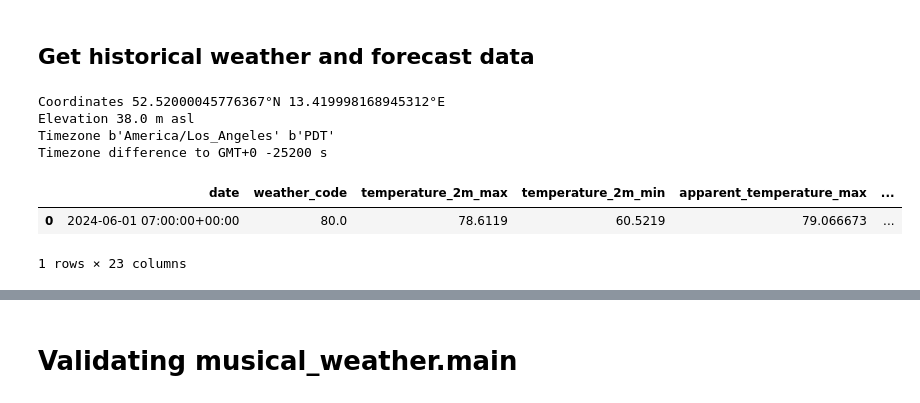
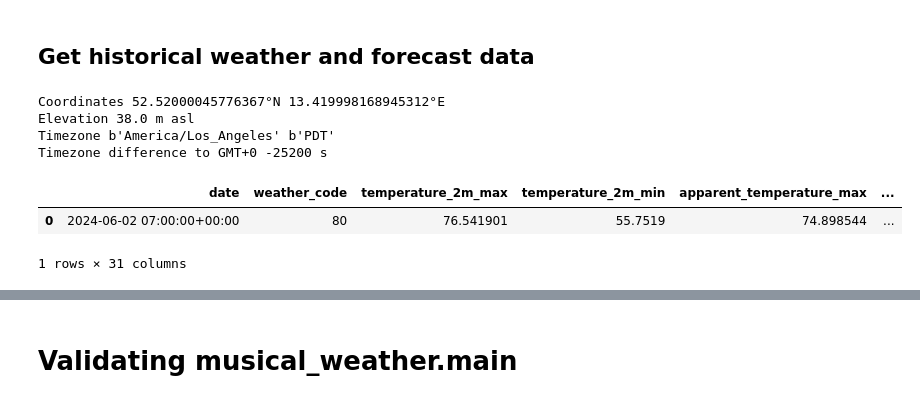
Before and after one commit to mattgraham93/Musical-Weather, a Jupyter notebook: testing.ipynb, the cells around one changed output, grey strips where cells are left out. Drawn from its saved outputs; the diff is of its cells as text; code cells hidden in the pictures.

```diff
--- a/testing.ipynb
+++ b/testing.ipynb
@@ -36,13 +36,13 @@ Weather data stored.
 # %% [markdown]
 ## Get historical weather and forecast data
 # %%
-weather.get_forecast()
+todays_forecast = weather.get_forecast()
 todays_forecast
 # %% [output]
 Coordinates 52.52000045776367°N 13.419998168945312°E
 Elevation 38.0 m asl
 Timezone b'America/Los_Angeles' b'PDT'
 Timezone difference to GMT+0 -25200 s
 |  | date | weather_code | temperature_2m_max | temperature_2m_min | apparent_temperature_max | ... |
-| 0 | 2024-06-01 07:00:00+00:00 | 80.0 | 78.6119 | 60.5219 | 79.066673 | ... |
+| 0 | 2024-06-02 07:00:00+00:00 | 80 | 76.541901 | 55.7519 | 74.898544 | ... |
-1 rows × 23 columns
+1 rows × 31 columns
```
Also changed, not shown: parts of 40 cells of this notebook, 2 other files.
